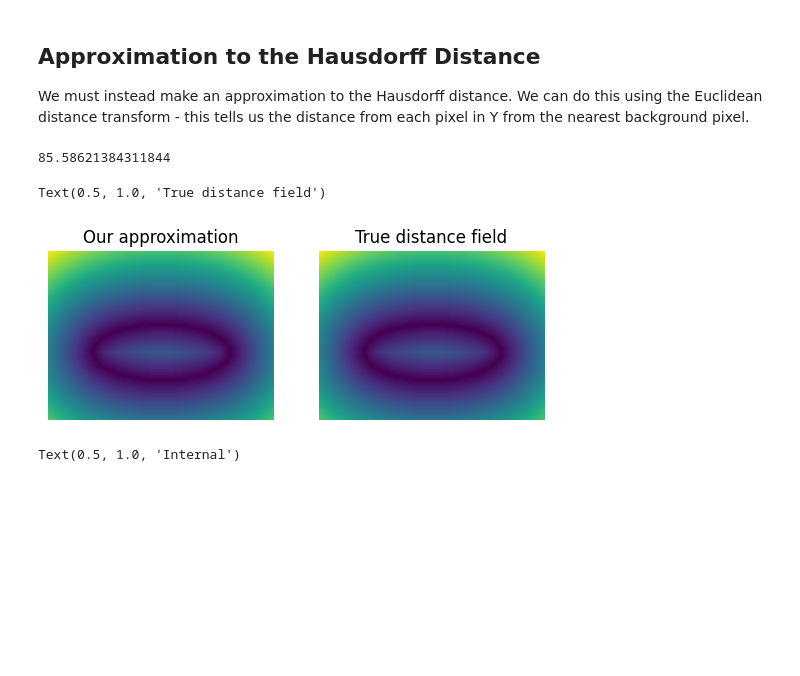
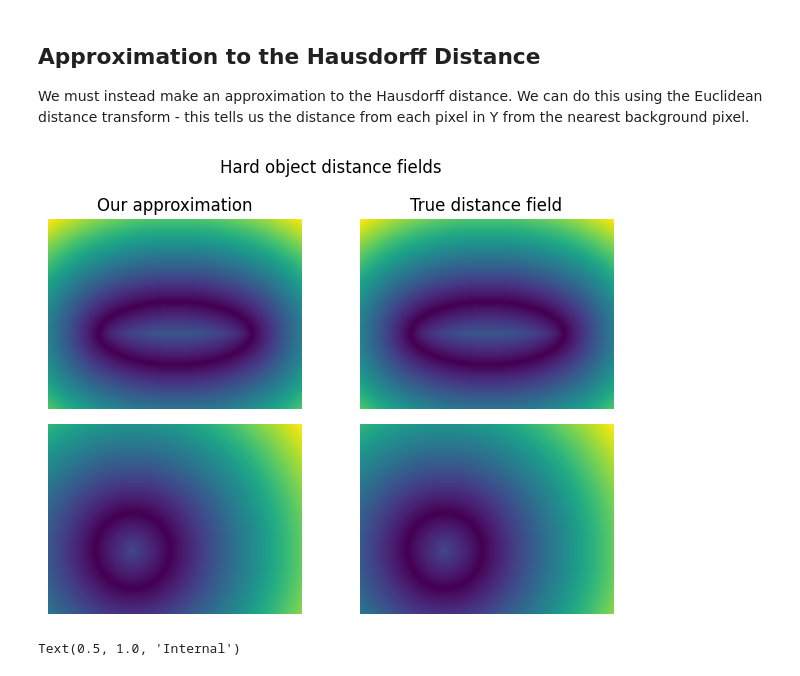
Before and after one commit to JGIBristol/fish_test, a Jupyter notebook: haussdorf_loss.ipynb, the cells around one changed output. Cells and saved outputs as stored; diff of their text form; code cells hidden in the pictures; blank space fills up the shorter version.

Commit message:
hard object examples

```diff
--- a/haussdorf_loss.ipynb
+++ b/haussdorf_loss.ipynb
@@ -160,41 +160,4 @@ def internal_distance_field(arr: np.ndarray) -> np.ndarray:
 
 external_y = external_distance_field(y)
 internal_y = internal_distance_field(y)
-# %%
-def min_distance_to_greyscale_object(arr: np.ndarray, point: tuple) -> float:
-    """
-    Compute the minimum distance from a point to a greyscale object.
-
-    Args:
-    - arr (np.ndarray): The input greyscale array.
-    - point (tuple): The (x, y) coordinates of the point.
-
-    Returns:
-    - float: The minimum weighted distance to the greyscale object.
-    """
-    # Get the coordinates of all pixels in the array
-    coords = np.indices(arr.shape).transpose(1, 2, 0).reshape(-1, 2)
-
-    # Compute the Euclidean distances from the point to all pixels
-    distances = np.sqrt(np.sum((coords - np.array(point)) ** 2, axis=1))
-
-    # Inverse of the pixel values to weight the distances
-    inv_values = 1 / (
-        arr.flatten() + 1e-10
-    )  # Adding a small value to avoid division by zero
-    weighted_distances = distances * inv_values
-
-    # Mask to exclude the point itself
-    mask = (coords[:, 0] != point[0]) | (coords[:, 1] != point[1])
-    weighted_distances = weighted_distances[mask]
-
-    # Find the minimum weighted distance
-    min_weighted_distance = np.min(weighted_distances)
-
-    return min_weighted_distance
-
-
-min_distance_to_greyscale_object(y.astype(np.float32), (0, 0))
-# %% [output]
-85.58621384311844
 # %%
@@ -217,25 +185,40 @@ def soft_distance_field(arr: np.ndarray, distances: np.ndarray) -> np.ndarray:
     return np.min(weighted_distances, axis=1).reshape(arr.shape)
 
 
-soft_ydist_ext = soft_distance_field(y, y_distances)
-soft_ydist_int = soft_distance_field(1 - y, y_distances)
+soft_ydist = soft_distance_field(y, distances) + soft_distance_field(
+    1 - y, distances
+)
+# %%
+soft_xdist = soft_distance_field(hard_x, distances) + soft_distance_field(
+    1 - hard_x, distances
+)
 # %%
-fig, axes = plt.subplots(1, 2)
+fig, axes = plt.subplots(2, 2)
 
-# Our approximation, using the hard object
-axes[0].imshow(soft_ydist_ext.T + soft_ydist_int.T, origin="lower")
+# Our approximations, using the hard objects
+axes[0, 0].imshow(soft_ydist.T, origin="lower")
+axes[1, 0].imshow(soft_xdist.T, origin="lower")
 
 # The true distance field to the hard object
-axes[1].imshow(external_y.T + internal_y.T, origin="lower")
+axes[0, 1].imshow(external_y.T + internal_y.T, origin="lower")
+axes[1, 1].imshow(
+    external_distance_field(hard_x).T + internal_distance_field(hard_x).T,
+    origin="lower",
+)
 
-for ax in axes:
+for ax in axes.flat:
     ax.axis("off")
 
-axes[0].set_title("Our approximation")
-axes[1].set_title("True distance field")
+axes[0, 0].set_title("Our approximation")
+axes[0, 1].set_title("True distance field")
+
+axes[0, 0].set_ylabel("Y")
+axes[1, 0].set_ylabel("X")
+
+fig.suptitle("Hard object distance fields")
+fig.tight_layout()
 # %% [output]
-Text(0.5, 1.0, 'True distance field')
-[figure, old version]
+[figure, new version]
 # %%
 fig, axes = plt.subplots(2, 3, figsize=(12, 4))
 
```
Also changed, not shown: parts of 1 cell of this notebook.
